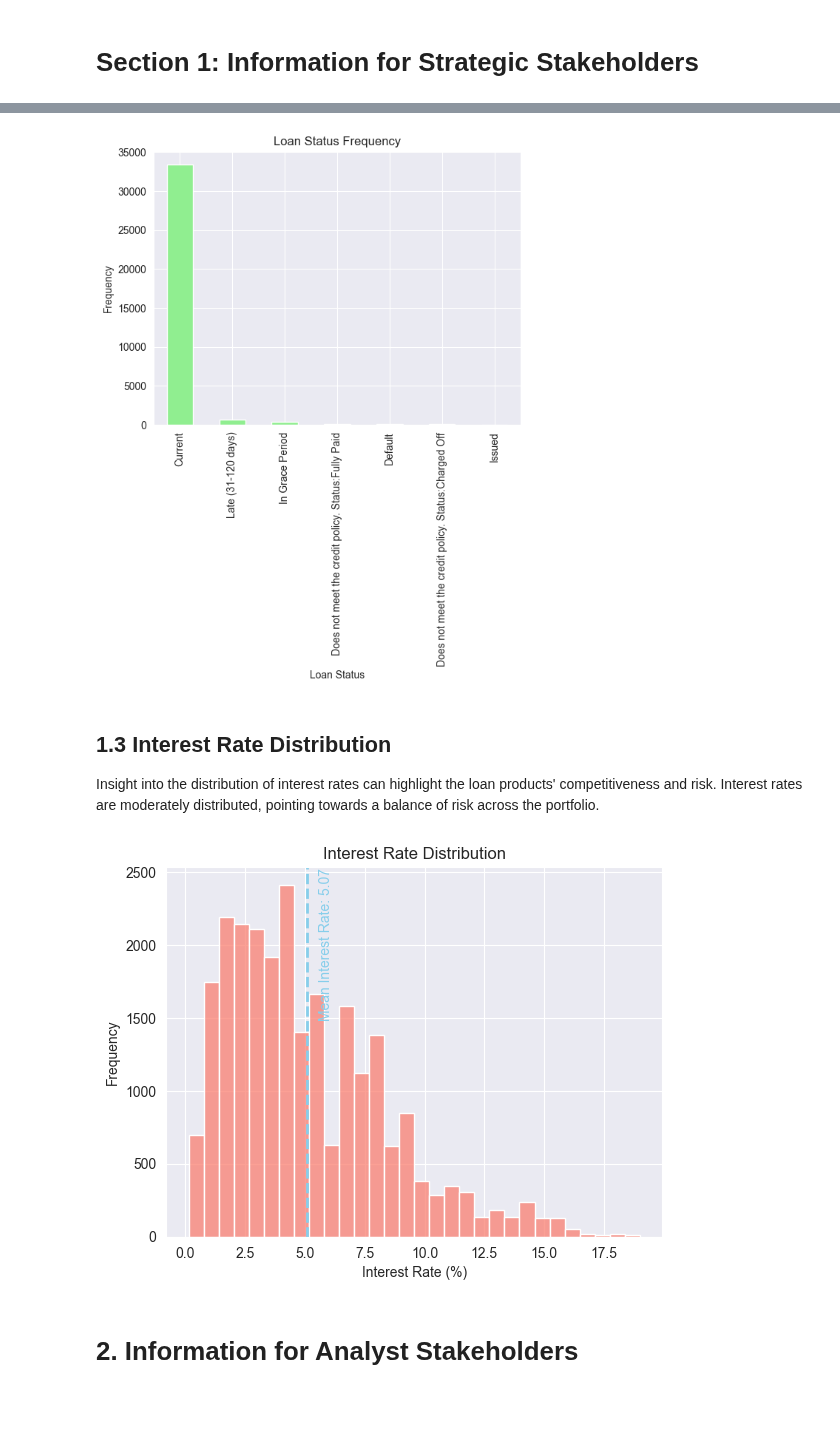
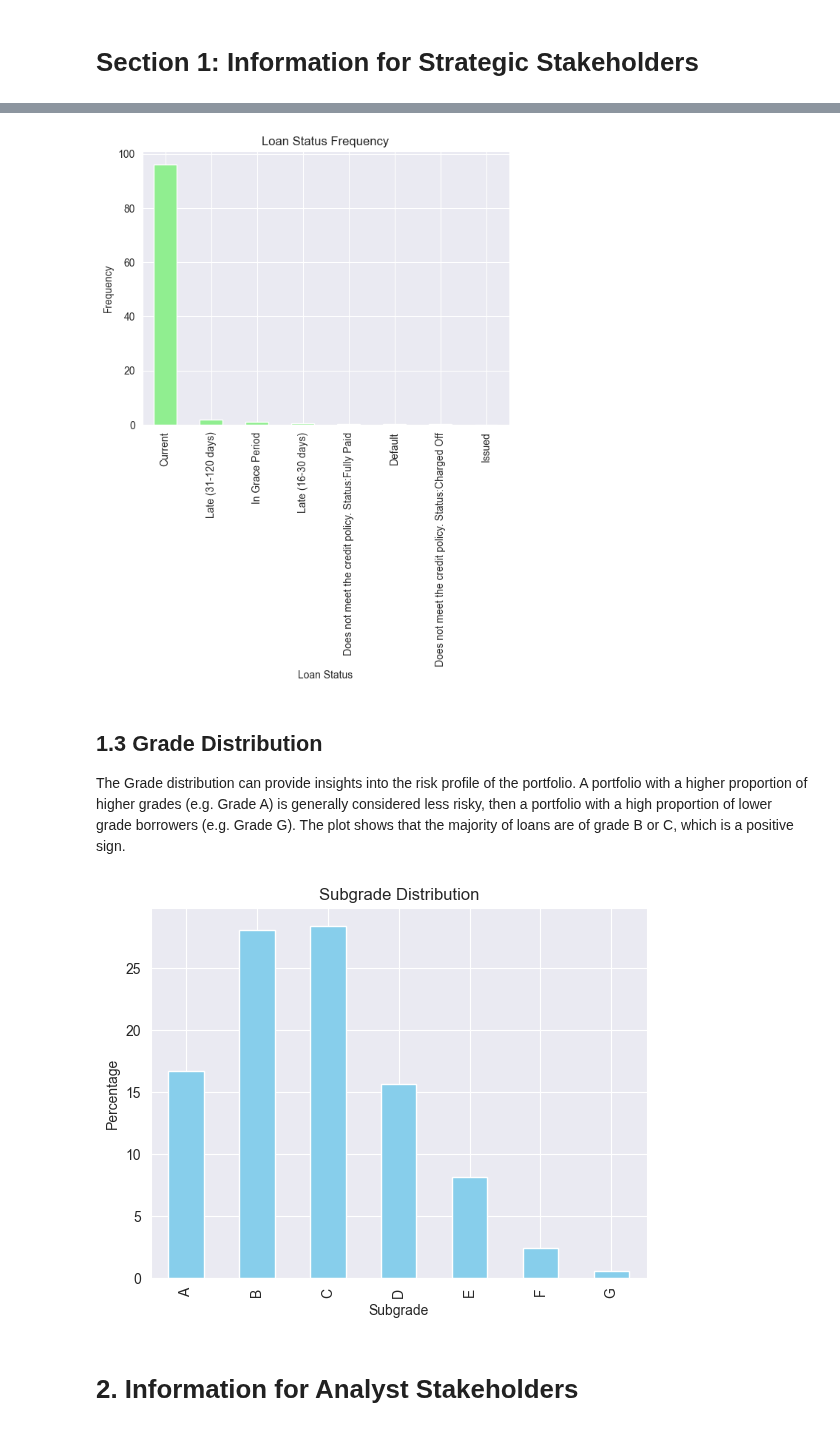
Before and after one commit to ykipfer/data_wrangling_testat, a Jupyter notebook: dq_visualisation.ipynb, the cells around one changed output, grey strips where cells are left out. Saved outputs shown, nothing was run; the diff lists cells and outputs as text; code cells hidden in the pictures; blank space fills up the shorter version.

```diff
--- a/dq_visualisation.ipynb
+++ b/dq_visualisation.ipynb
@@ -1,12 +1,16 @@
 # %% [markdown]
 # 0. Setup
 # %%
+import warnings
 import pandas as pd
 import matplotlib.pyplot as plt
 import seaborn as sns
 
+# suppress warnings
+warnings.filterwarnings('ignore')
+
 # Load the dataset
-data = pd.read_csv('output/processed_data/wrangled_loan_data.csv')
+data = pd.read_csv('output/processed_data/1709976233_wrangled_loan_data.csv')
 # %% [markdown]
 # Section 1: Information for Strategic Stakeholders
 # %% [markdown]
@@ -28,25 +34,23 @@ Understanding the distribution of loan statuses can inform about the portfolio's
 # %%
-data['loan_status'].value_counts().plot(kind='bar', color='lightgreen')
+(data['loan_status'].value_counts(normalize=True) * 100).plot(kind='bar', color='lightgreen')
 plt.title('Loan Status Frequency')
 plt.xlabel('Loan Status')
 plt.ylabel('Frequency')
 plt.xticks(rotation=90)
 plt.show()
 # %% [output]
-[figure, old version]
+[figure, new version]
 # %% [markdown]
-## 1.3 Interest Rate Distribution
-Insight into the distribution of interest rates can highlight the loan products' competitiveness and risk. Interest rates are moderately distributed, pointing towards a balance of risk across the portfolio.
+## 1.3 Grade Distribution
+The Grade distribution can provide insights into the risk profile of the portfolio. A portfolio with a higher proportion of higher grades (e.g. Grade A) is generally considered less risky, then a portfolio with a high proportion of lower grade borrowers (e.g. Grade G). The plot shows that the majority of loans are of grade B or C, which is a positive sign.
 # %%
-sns.histplot(data=data, x="int_rate", bins=30, color='salmon')
-plt.title('Interest Rate Distribution')
-plt.xlabel('Interest Rate (%)')
-plt.ylabel('Frequency')
-plt.axvline(data['int_rate'].mean(), color='skyblue', linestyle='--', linewidth=2)
-plt.text(data['int_rate'].mean() + 0.5, 1500, f'Mean Interest Rate: {round(data["int_rate"].mean(),2)}', rotation=90, color='skyblue')
+(data['grade'].value_counts(normalize=True).sort_index() * 100).plot(kind='bar', color='skyblue')
+plt.title('Subgrade Distribution')
+plt.xlabel('Subgrade')
+plt.ylabel('Percentage')
 plt.show()
 # %% [output]
-[figure, old version]
+[figure, new version]
 # %% [markdown]
 # 2. Information for Analyst Stakeholders
 # %% [markdown]
```
Also changed, not shown: parts of 14 cells of this notebook.
